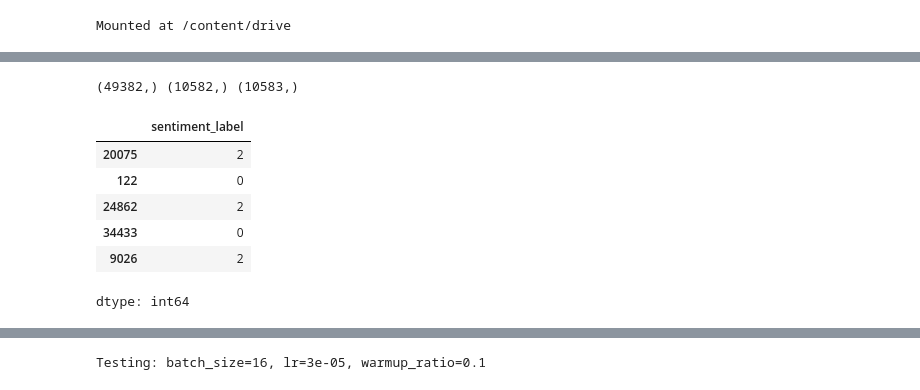
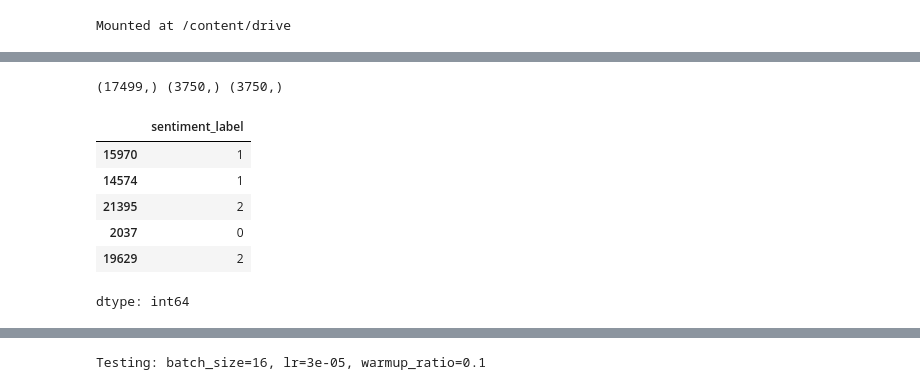
Before and after one commit to GabrieleSocrate/Text-Mining-, a Jupyter notebook: BERT__TextMining.ipynb, the cells around one changed output, grey strips where cells are left out. Saved outputs shown, nothing was run; the diff lists cells and outputs as text; code cells hidden in the pictures.

Commit message:
Updated BERT fine-tuning

```diff
--- a/BERT__TextMining.ipynb
+++ b/BERT__TextMining.ipynb
@@ -21,3 +21,10 @@ Mounted at /content/drive
 file_path = "/content/drive/MyDrive/Ds/financial_news_base.jsonl"
 
 df = pd.read_json(file_path, lines=True)
+# %%
+df.columns
+
+target_per_class = 25000 // 3
+df_balanced = df.groupby("sentiment_label").apply(lambda x: x.sample(n=target_per_class, random_state=100)).reset_index(drop=True)
+
+df_balanced.groupby("sentiment_label").agg({"sentiment_label" : "count"})
@@ -24,5 +50,5 @@ df = pd.read_json(file_path, lines=True)
 # %%
-df_bert = df[["description","sentiment_label"]]
+df_bert = df_balanced[["description","sentiment_label"]]
 # %%
 device = torch.device('cuda' if torch.cuda.is_available() else 'cpu')
 print(f"Using device: {device}")
@@ -31,21 +57,21 @@ Using device: cpu
 # %%
 
 X = df_bert["description"]
 y = df_bert["sentiment_label"].replace({"negative" : 0 , "neutral":1, "positive" : 2})
 
-X_train, X_temp, y_train, y_temp = train_test_split(X,y, test_size = 0.3, random_state = 42, stratify= y)
+X_train, X_temp, y_train, y_temp = train_test_split(X,y, test_size = 0.3, random_state = 100)
 
-X_val, X_test, y_val, y_test = train_test_split(X_temp,y_temp, test_size = 0.5, random_state = 42, stratify = y_temp)
+X_val, X_test, y_val, y_test = train_test_split(X_temp,y_temp, test_size = 0.5, random_state = 100)
 
 print(X_train.shape, X_val.shape, X_test.shape)
 y_train.head()
 # %% [output]
-(49382,) (10582,) (10583,)
+(17499,) (3750,) (3750,)
 |  | sentiment_label |
-| 20075 | 2 |
-| 122 | 0 |
-| 24862 | 2 |
-| 34433 | 0 |
-| 9026 | 2 |
+| 15970 | 1 |
+| 14574 | 1 |
+| 21395 | 2 |
+| 2037 | 0 |
+| 19629 | 2 |
 dtype: int64
 # %%
```
Also changed, not shown: parts of 12 cells of this notebook.
